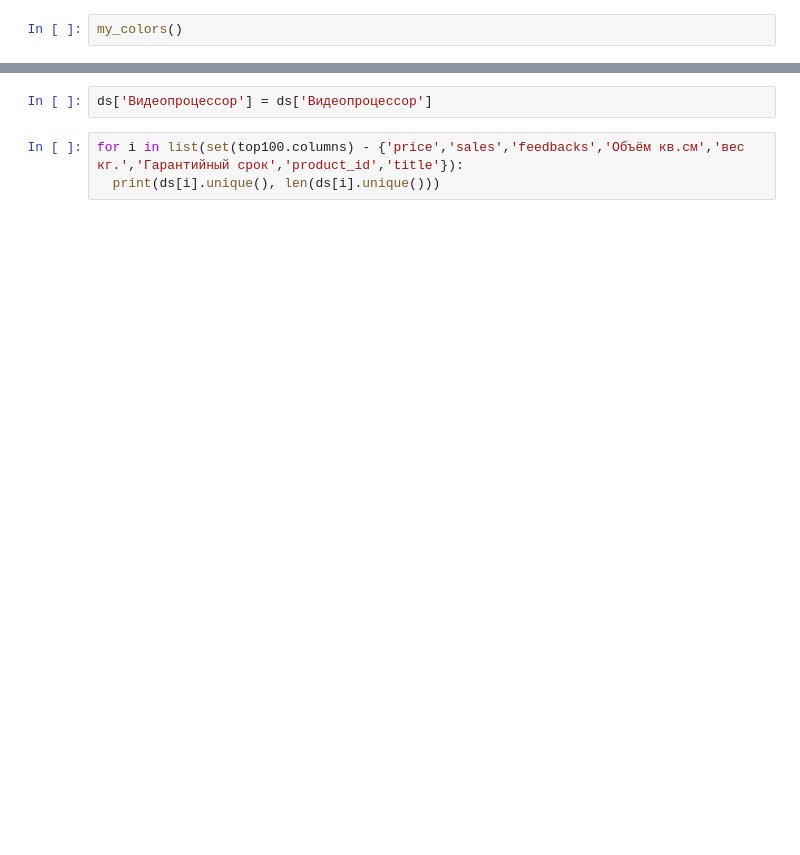
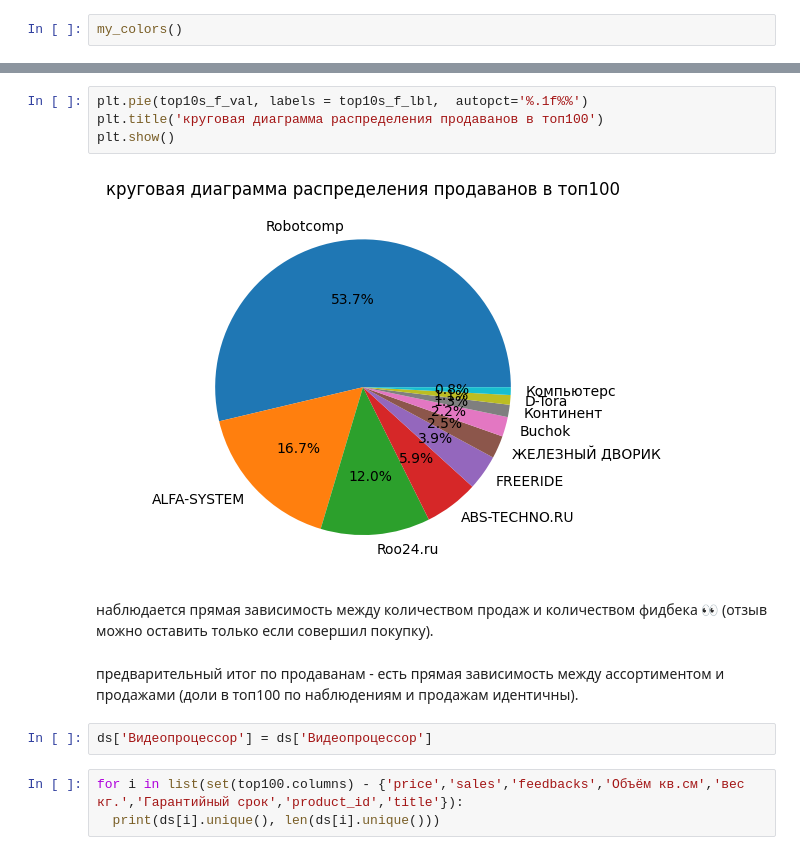
Before and after one commit to EZSib/data_-analytics2023, a Jupyter notebook: practice_eda_Efim.ipynb, the cells around one changed output, grey strips where cells are left out. Drawn from its saved outputs; the diff is of its cells as text; blank space fills up the shorter version.

```diff
--- a/practice_eda_Efim.ipynb
+++ b/practice_eda_Efim.ipynb
@@ -1221,3 +1238,13 @@ top100['seller'].value_counts()
+# %%
+plt.pie(top10s_f_val, labels = top10s_f_lbl,  autopct='%.1f%%')
+plt.title('круговая диаграмма распределения продаванов в топ100')
+plt.show()
+# %% [output]
+[figure, added]
+# %% [markdown]
+наблюдается прямая зависимость между количеством продаж и количеством фидбека 👀 (отзыв можно оставить только если совершил покупку).
+# %% [markdown]
+предварительный итог по продаванам  - есть прямая зависимость между ассортиментом и продажами (доли в топ100 по наблюдениям и продажам идентичны).
 # %%
 ds['Видеопроцессор'] = ds['Видеопроцессор']
 # %%
```
Also changed, not shown: parts of 17 cells of this notebook.
